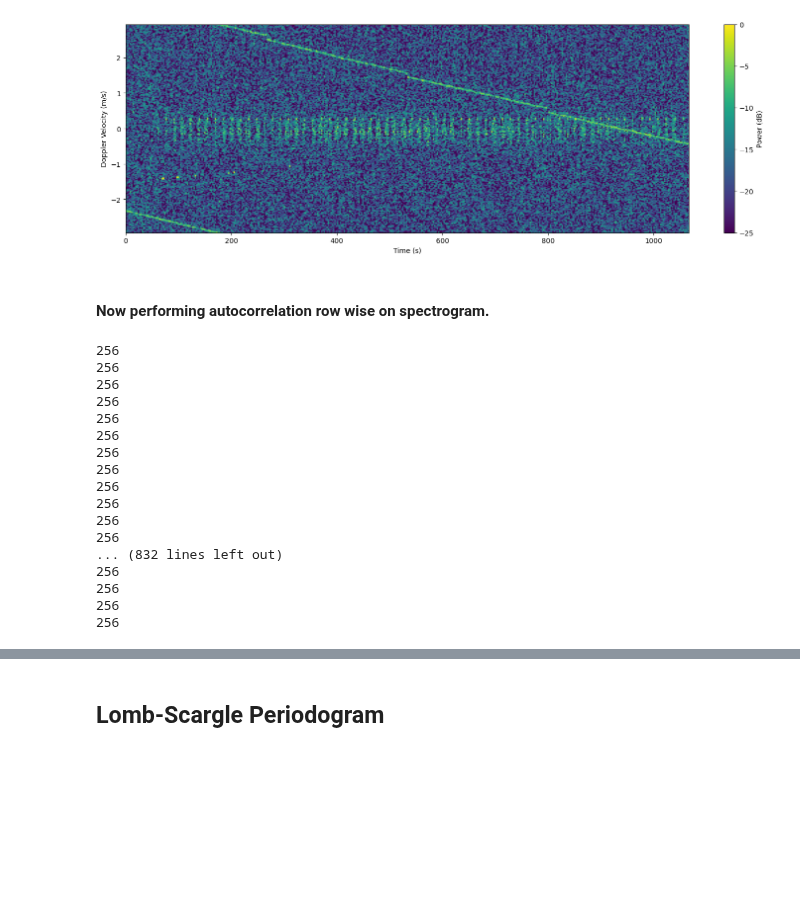
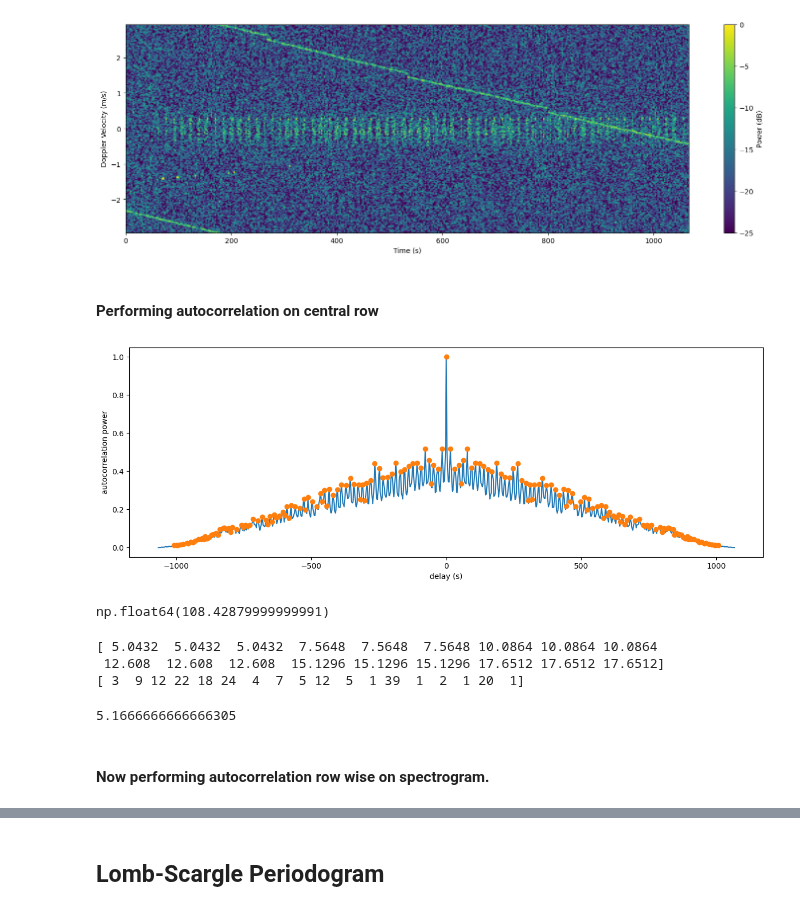
Before and after one commit to phoeberyder/atlas_rb, a Jupyter notebook: period_investigation.ipynb, the cells around one changed output, grey strips where cells are left out. Saved outputs shown, nothing was run; the diff lists cells and outputs as text; code cells hidden in the pictures; blank space fills up the shorter version.

```diff
--- a/period_investigation.ipynb
+++ b/period_investigation.ipynb
@@ -37,32 +38,60 @@ plt.colorbar(label='Power (dB)')
 plt.tight_layout()
 # %% [output]
 [figure]
+# %% [markdown]
+#### Performing autocorrelation on central row
+# %%
+chosen_row = spectrogram[int(spectrogram.shape[0]/2), :] #midpoint of y axis
+row_autocorrelation = np.correlate(chosen_row, chosen_row, mode = 'full')
+normalised_row_autocorrelation = row_autocorrelation/np.max(row_autocorrelation)
+# %%
+# finding peaks
+delay = np.linspace(-time[-1], time[-1], spectrogram.shape[1]*2-1)
+peaks_ind, _ = find_peaks(normalised_row_autocorrelation, height = 0.01, distance=6, threshold=0.04)
+peaks_delay = delay[peaks_ind]
+peaks_power = normalised_row_autocorrelation[peaks_ind]
+# %%
+n = 14
+plt.figure(figsize=(15, 5))
+plt.plot(delay, normalised_row_autocorrelation)
+plt.plot(peaks_delay, peaks_power, 'o')
+# plt.plot(peaks_delay[n], peaks_power[n], 'o')
+plt.xlabel('delay (s)')
+plt.ylabel('autocorrelation power')
+plt.show()
+# %% [output]
+[figure, added]
+# %%
+peaks_delay[17]-peaks_delay[14]
+# %% [output]
+np.float64(108.42879999999991)
+# %%
+
+differences = []
+for i in range(len(peaks_delay)-1):
+    difference = peaks_delay[i+1]-peaks_delay[i]
+    differences.append(difference)
+
+print(np.unique(np.round(np.unique(differences), 15)))
+_, diffs_count = np.unique(differences, return_counts=True)
+print(diffs_count)
+# %% [output]
+[ 5.0432  5.0432  5.0432  7.5648  7.5648  7.5648 10.0864 10.0864 10.0864
+ 12.608  12.608  12.608  15.1296 15.1296 15.1296 17.6512 17.6512 17.6512]
+[ 3  9 12 22 18 24  4  7  5 12  5  1 39  1  2  1 20  1]
+# %%
+long_period = 78.16959999999995
+short_period = 15.129600000000096
+
+long_period/short_period
+# %% [output]
+5.1666666666666305
 # %% [markdown]
 #### Now performing autocorrelation row wise on spectrogram.
 # %%
-autocorrelation = np.zeros_like(spectrogram)
-for n in range(spectrogram.shape[1]):
-    row = spectrogram[:, n]
-    print(len(row))
-    print(len(autocorrelation[:, n]))
-    autocorrelation[:, n] = np.correlate(row, row)
+autocorrelation = np.zeros((spectrogram.shape[0], spectrogram.shape[1]*2-1))
+for n in range(spectrogram.shape[0]):
+    row = spectrogram[n, :]
+    autocorrelation[n, :] = np.correlate(row, row, mode='full')
 
-autocorrelation = np.sum(autocorrelation, axis=1)
+# autocorrelation = np.sum(autocorrelation, axis=1)
-# %% [output]
-256
-256
-256
-256
-256
-256
-256
-256
-256
-256
-256
-256
-... (832 lines left out)
-256
-256
-256
-256
```
Also changed, not shown: parts of 6 cells of this notebook.
